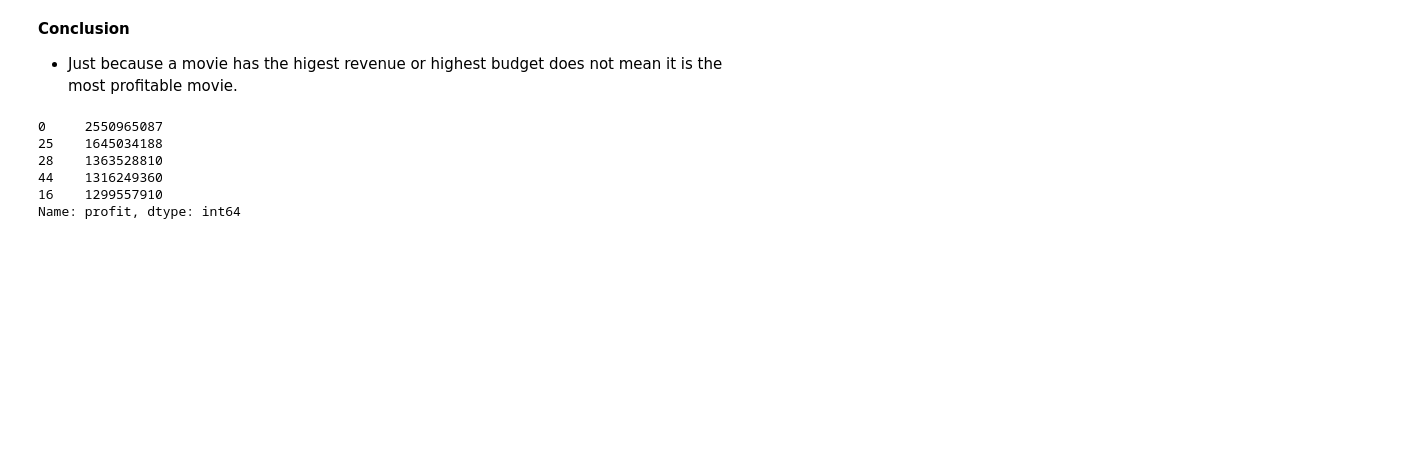
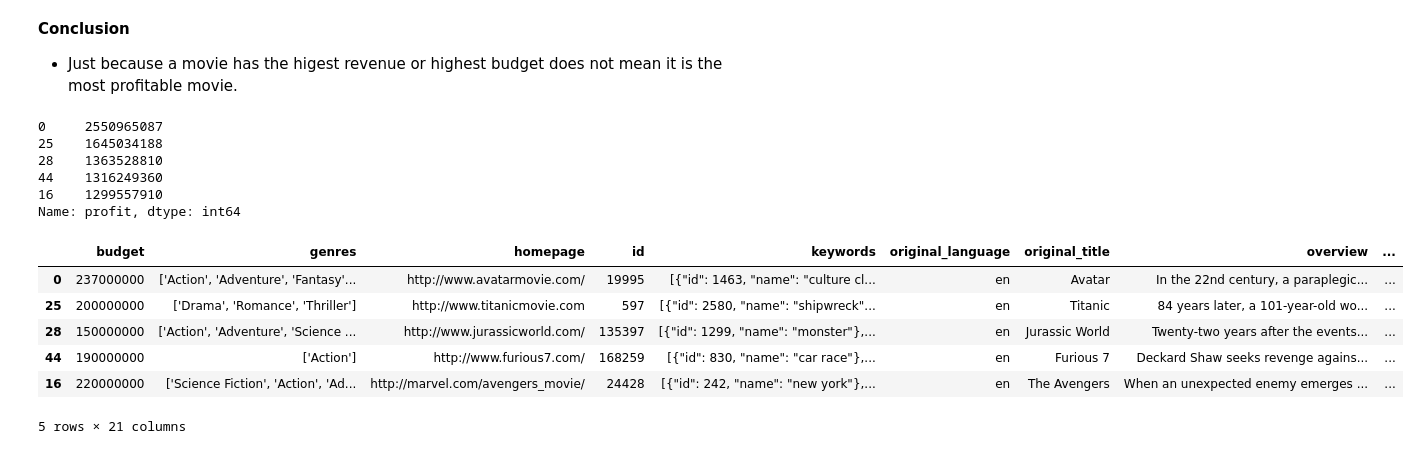
Before and after one commit to HunterKane/Project-2---Movie-Analysis-Udacity, a Jupyter notebook: Project 2 - IMBD Data Analysis .ipynb, the cells around one changed output. Saved outputs shown, nothing was run; the diff lists cells and outputs as text; code cells hidden in the pictures; blank space fills up the shorter version.

```diff
--- a/Project 2 - IMBD Data Analysis .ipynb
+++ b/Project 2 - IMBD Data Analysis .ipynb
@@ -203,3 +220,14 @@ profit_top_5.profit.head(5)
 44    1316249360
 16    1299557910
 Name: profit, dtype: int64
+# %%
+# Locate movie titles with this higest profit
+movie_df.loc[movie_df.profit.sort_values(ascending=False).head().index]
+# %% [output]
+|  | budget | genres | homepage | id | keywords | original_language | original_title | overview | ... |
+| 0 | 237000000 | ['Action', 'Adventure', 'Fantasy'... | http://www.avatarmovie.com/ | 19995 | [{"id": 1463, "name": "culture cl... | en | Avatar | In the 22nd century, a paraplegic... | ... |
+| 25 | 200000000 | ['Drama', 'Romance', 'Thriller'] | http://www.titanicmovie.com | 597 | [{"id": 2580, "name": "shipwreck"... | en | Titanic | 84 years later, a 101-year-old wo... | ... |
+| 28 | 150000000 | ['Action', 'Adventure', 'Science ... | http://www.jurassicworld.com/ | 135397 | [{"id": 1299, "name": "monster"},... | en | Jurassic World | Twenty-two years after the events... | ... |
+| 44 | 190000000 | ['Action'] | http://www.furious7.com/ | 168259 | [{"id": 830, "name": "car race"},... | en | Furious 7 | Deckard Shaw seeks revenge agains... | ... |
+| 16 | 220000000 | ['Science Fiction', 'Action', 'Ad... | http://marvel.com/avengers_movie/ | 24428 | [{"id": 242, "name": "new york"},... | en | The Avengers | When an unexpected enemy emerges ... | ... |
+5 rows × 21 columns
```
Also changed, not shown: parts of 17 cells of this notebook.
